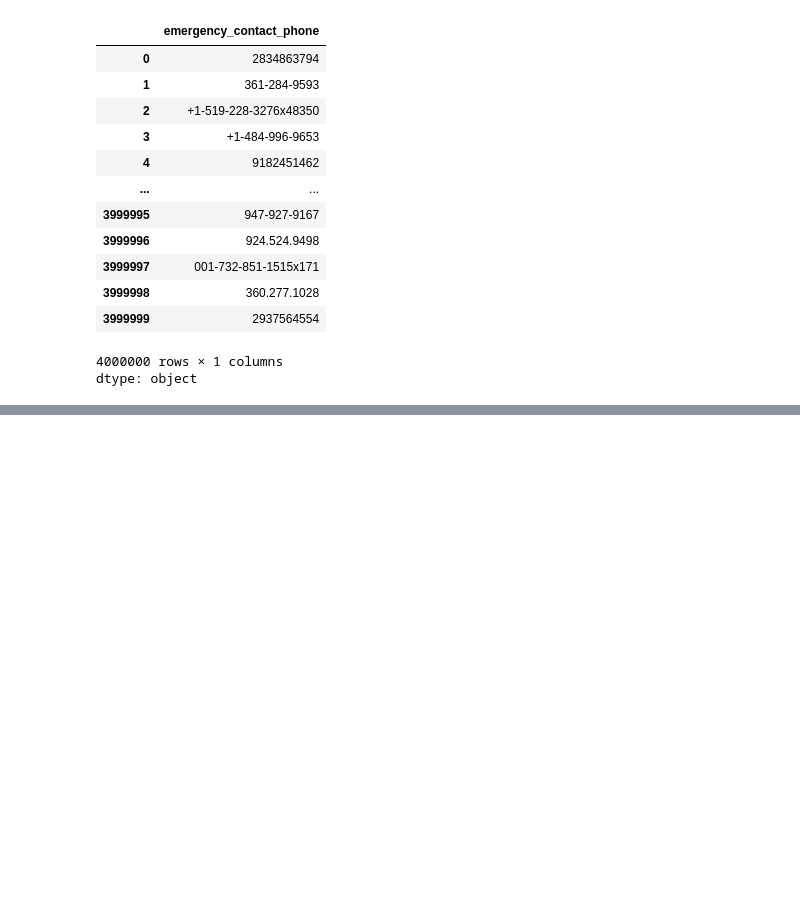
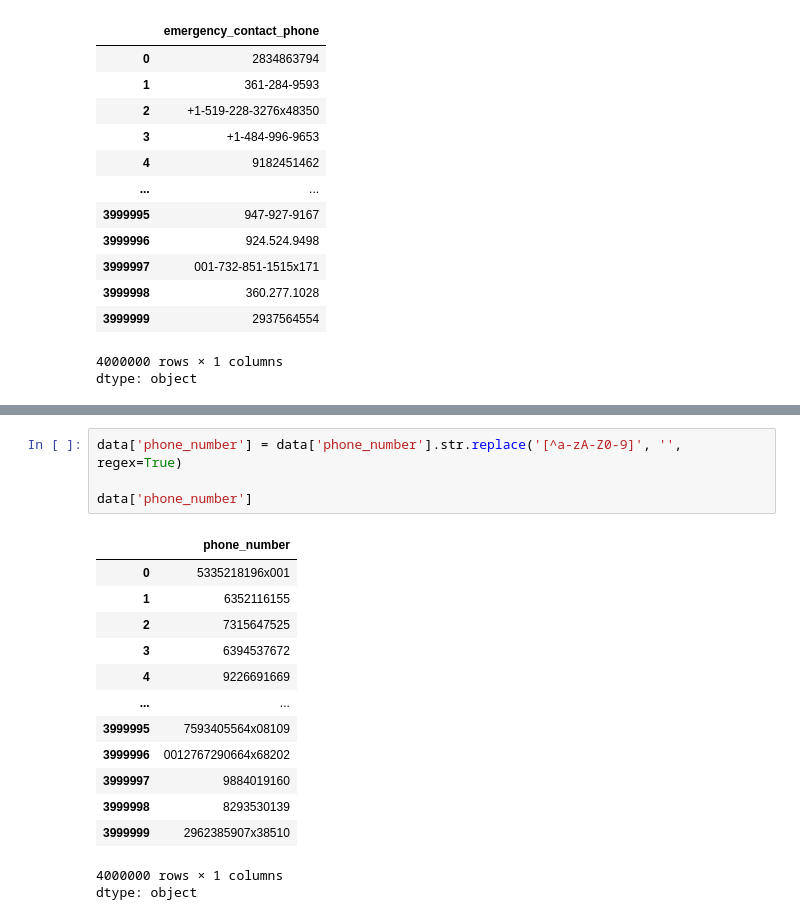
Before and after one commit to bcntp5/Complete-Python-3-Bootcamp, a Jupyter notebook: IT7103_Assignment1.ipynb, the cells around one changed output, grey strips where cells are left out. Cells and saved outputs as stored; diff of their text form; blank space fills up the shorter version.

```diff
--- a/IT7103_Assignment1.ipynb
+++ b/IT7103_Assignment1.ipynb
@@ -377,0 +422,19 @@ dtype: object
+# %%
+data['phone_number'] = data['phone_number'].str.replace('[^a-zA-Z0-9]', '', regex=True)
+
+data['phone_number']
+# %% [output]
+|  | phone_number |
+| 0 | 5335218196x001 |
+| 1 | 6352116155 |
+| 2 | 7315647525 |
+| 3 | 6394537672 |
+| 4 | 9226691669 |
+| ... | ... |
+| 3999995 | 7593405564x08109 |
+| 3999996 | 0012767290664x68202 |
+| 3999997 | 9884019160 |
+| 3999998 | 8293530139 |
+| 3999999 | 2962385907x38510 |
+4000000 rows × 1 columns
+dtype: object
```
Also changed, not shown: parts of 13 cells of this notebook.
